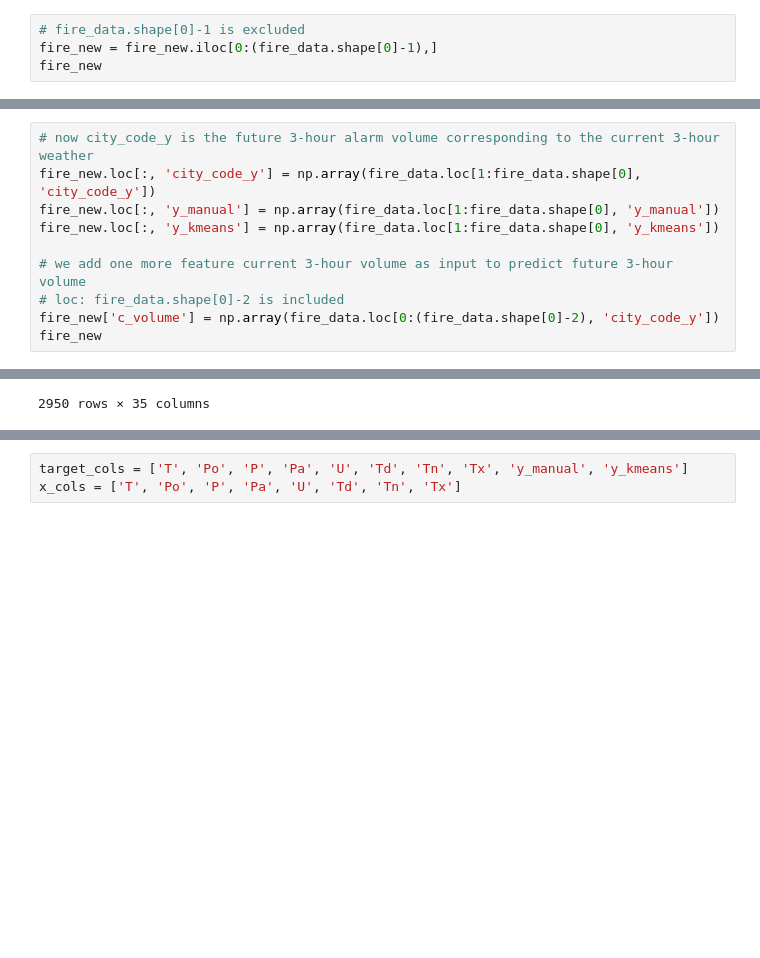
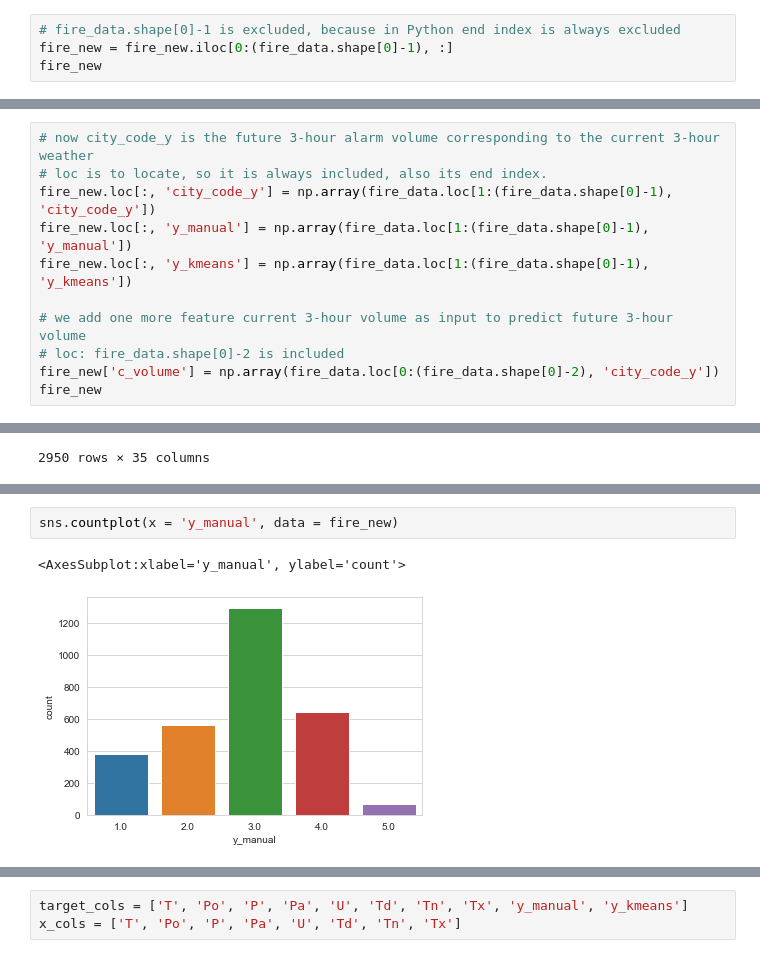
Before and after one commit to wshy1999/Fire_Alarm_Prediction, a Jupyter notebook: fire_shifted.ipynb, the cells around one changed output, grey strips where cells are left out. Drawn from its saved outputs; the diff is of its cells as text; blank space fills up the shorter version.

Commit message:
annotate the difference between iloc and loc

```diff
--- a/fire_shifted.ipynb
+++ b/fire_shifted.ipynb
@@ -73,8 +74,8 @@ fire_data
 import copy
 fire_new = copy.deepcopy(fire_data)
 # %%
-# fire_data.shape[0]-1 is excluded
-fire_new = fire_new.iloc[0:(fire_data.shape[0]-1),]
+# fire_data.shape[0]-1 is excluded, because in Python end index is always excluded
+fire_new = fire_new.iloc[0:(fire_data.shape[0]-1), :]
 fire_new
 # %% [output]
 |  | hz_time | T | Po | P | Pa | U | DD | Ff | ff10 | ff3 | ... | ... |
@@ -92,9 +93,10 @@ fire_new
 2950 rows × 34 columns
 # %%
 # now city_code_y is the future 3-hour alarm volume corresponding to the current 3-hour weather
-fire_new.loc[:, 'city_code_y'] = np.array(fire_data.loc[1:fire_data.shape[0], 'city_code_y'])
-fire_new.loc[:, 'y_manual'] = np.array(fire_data.loc[1:fire_data.shape[0], 'y_manual'])
-fire_new.loc[:, 'y_kmeans'] = np.array(fire_data.loc[1:fire_data.shape[0], 'y_kmeans'])
+# loc is to locate, so it is always included, also its end index.
+fire_new.loc[:, 'city_code_y'] = np.array(fire_data.loc[1:(fire_data.shape[0]-1), 'city_code_y'])
+fire_new.loc[:, 'y_manual'] = np.array(fire_data.loc[1:(fire_data.shape[0]-1), 'y_manual'])
+fire_new.loc[:, 'y_kmeans'] = np.array(fire_data.loc[1:(fire_data.shape[0]-1), 'y_kmeans'])
 
 # we add one more feature current 3-hour volume as input to predict future 3-hour volume
 # loc: fire_data.shape[0]-2 is included
@@ -116,0 +121,5 @@ fire_new
+# %%
+sns.countplot(x = 'y_manual', data = fire_new)
+# %% [output]
+<AxesSubplot:xlabel='y_manual', ylabel='count'>
+[figure, added]
```
Also changed, not shown: parts of 21 cells of this notebook, 1 other file.
